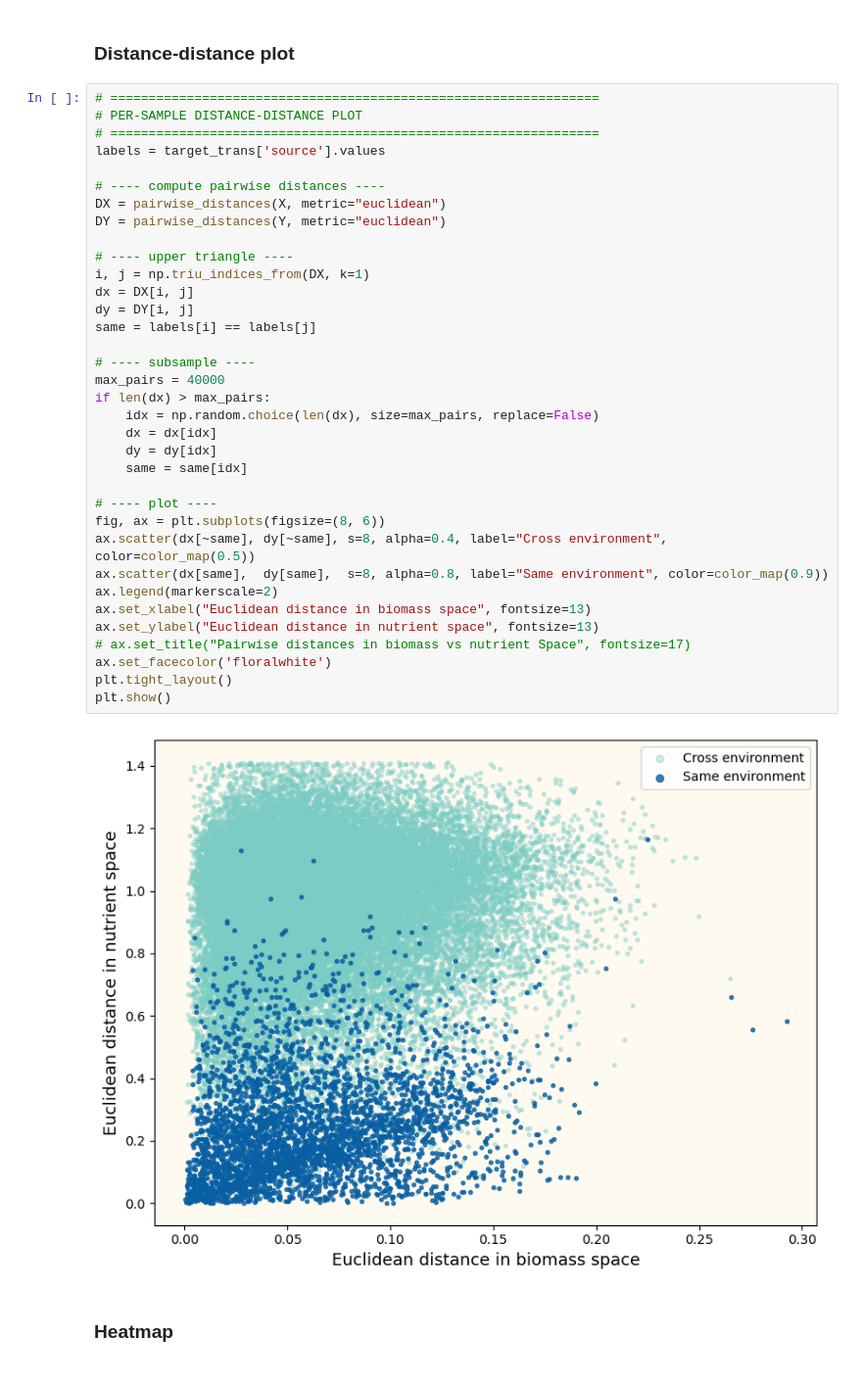
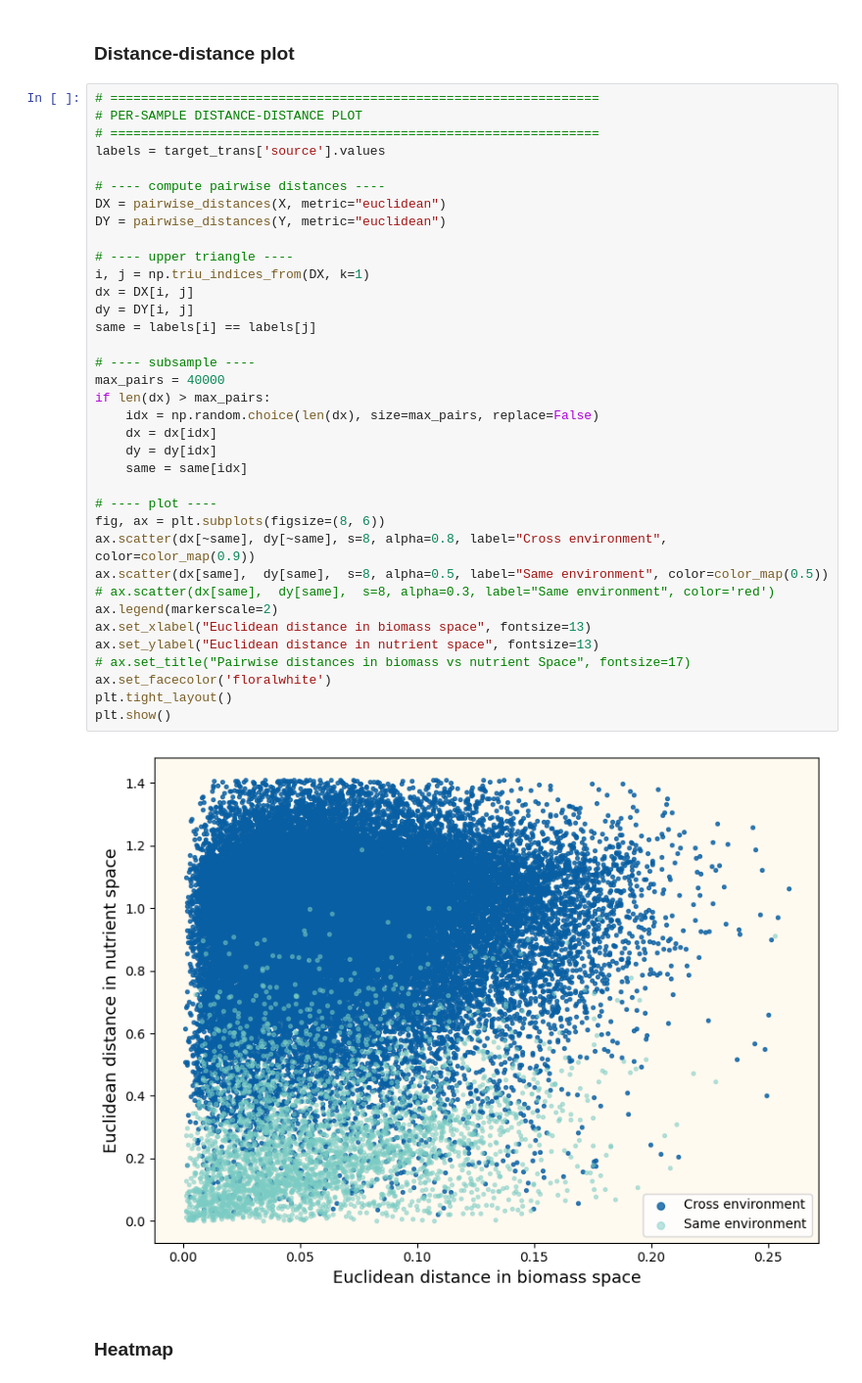
Before and after one commit to celasa/biomass_thesis, a Jupyter notebook: notebooks/03_mapping.ipynb, the cells around one changed output. Shown at 98% size. Saved outputs shown, nothing was run; the diff lists cells and outputs as text.

```diff
--- a/notebooks/03_mapping.ipynb
+++ b/notebooks/03_mapping.ipynb
@@ -77,36 +77,37 @@ Y = target_trans.drop(columns='source')
 labels = target_trans['source'].values
 
 # ---- compute pairwise distances ----
 DX = pairwise_distances(X, metric="euclidean")
 DY = pairwise_distances(Y, metric="euclidean")
 
 # ---- upper triangle ----
 i, j = np.triu_indices_from(DX, k=1)
 dx = DX[i, j]
 dy = DY[i, j]
 same = labels[i] == labels[j]
 
 # ---- subsample ----
 max_pairs = 40000
 if len(dx) > max_pairs:
     idx = np.random.choice(len(dx), size=max_pairs, replace=False)
     dx = dx[idx]
     dy = dy[idx]
     same = same[idx]
 
 # ---- plot ----
 fig, ax = plt.subplots(figsize=(8, 6))
-ax.scatter(dx[~same], dy[~same], s=8, alpha=0.4, label="Cross environment", color=color_map(0.5))
-ax.scatter(dx[same],  dy[same],  s=8, alpha=0.8, label="Same environment", color=color_map(0.9))
+ax.scatter(dx[~same], dy[~same], s=8, alpha=0.8, label="Cross environment", color=color_map(0.9))
+ax.scatter(dx[same],  dy[same],  s=8, alpha=0.5, label="Same environment", color=color_map(0.5))
+# ax.scatter(dx[same],  dy[same],  s=8, alpha=0.3, label="Same environment", color='red')
 ax.legend(markerscale=2)
 ax.set_xlabel("Euclidean distance in biomass space", fontsize=13)
 ax.set_ylabel("Euclidean distance in nutrient space", fontsize=13)
 # ax.set_title("Pairwise distances in biomass vs nutrient Space", fontsize=17)
 ax.set_facecolor('floralwhite')
 plt.tight_layout()
 plt.show()
 # %% [output]
-[figure, old version]
+[figure, new version]
 # %% [markdown]
 ### Heatmap
 # %% [markdown]
```
Also changed, not shown: parts of 4 cells of this notebook, 6 other files.
